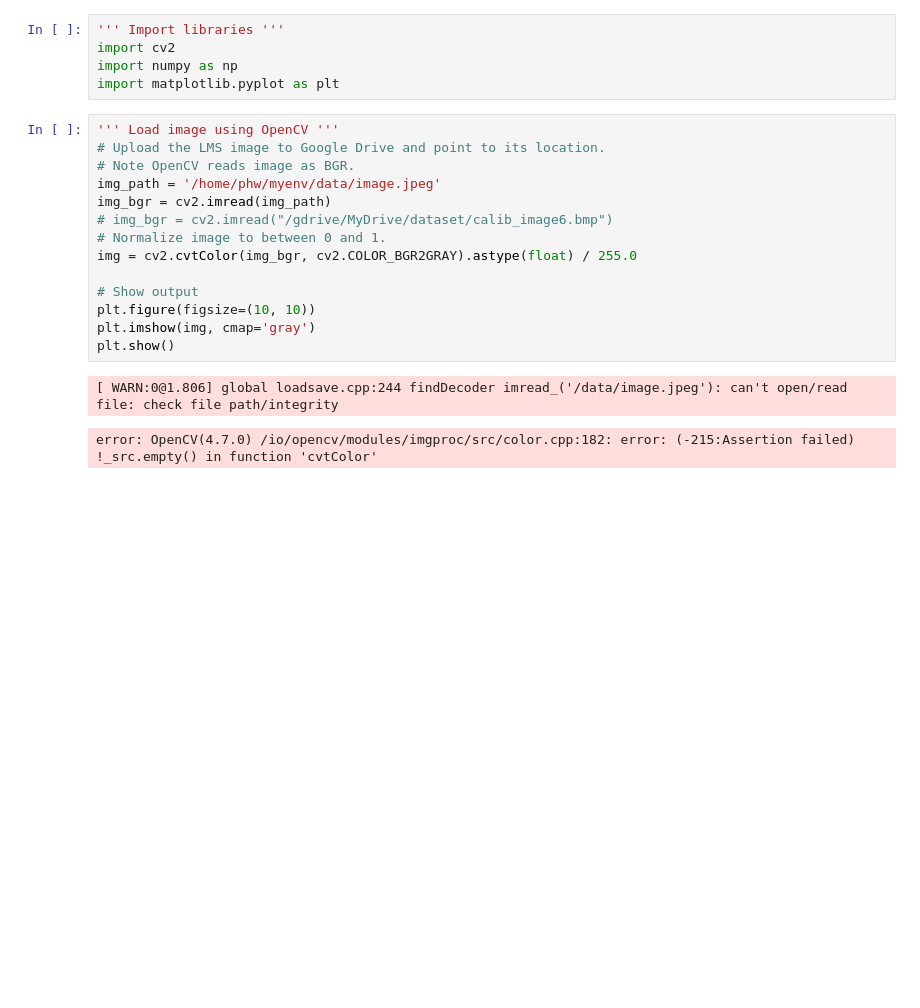
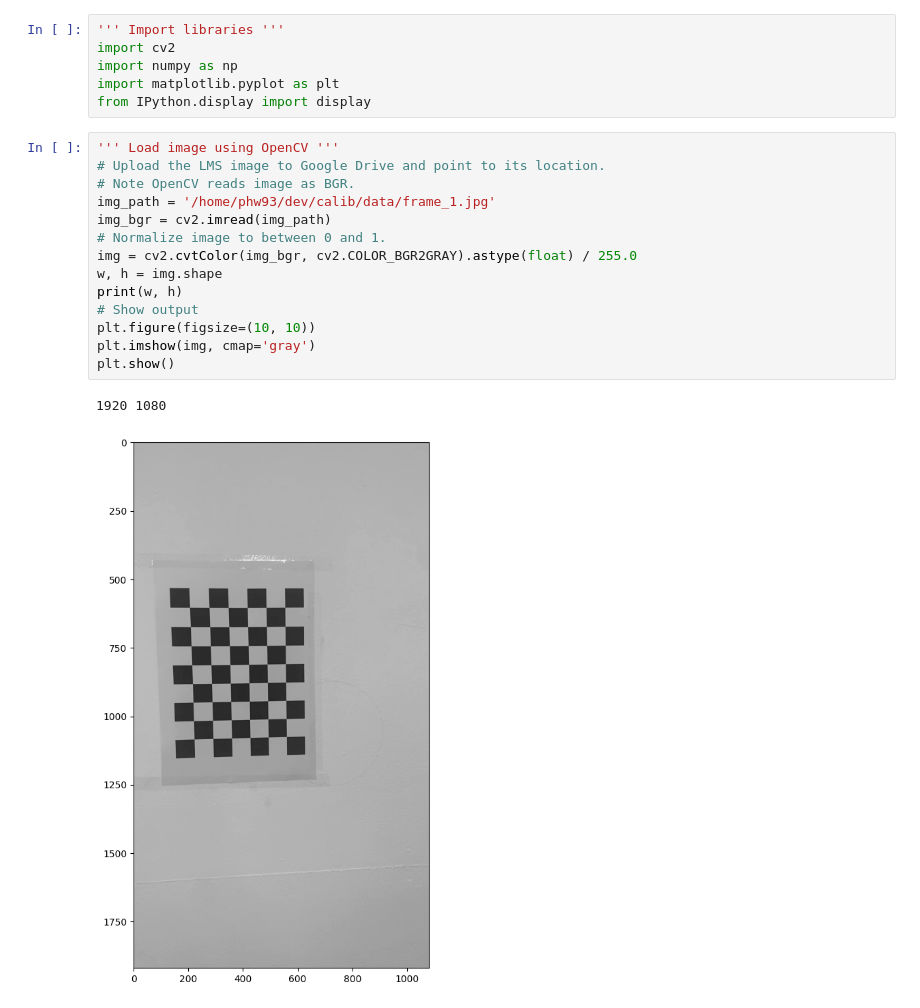
Before and after one commit to Phw9/calibration_ipynb, a Jupyter notebook: calib.ipynb, the cells around one changed output. Cells and saved outputs as stored; diff of their text form; blank space fills up the shorter version.

```diff
--- a/calib.ipynb
+++ b/calib.ipynb
@@ -3,20 +3,21 @@
 import cv2
 import numpy as np
 import matplotlib.pyplot as plt
+from IPython.display import display
 # %%
 ''' Load image using OpenCV '''
 # Upload the LMS image to Google Drive and point to its location.
 # Note OpenCV reads image as BGR.
-img_path = '/home/phw/myenv/data/image.jpeg'
+img_path = '/home/phw93/dev/calib/data/frame_1.jpg'
 img_bgr = cv2.imread(img_path)
-# img_bgr = cv2.imread("/gdrive/MyDrive/dataset/calib_image6.bmp")
 # Normalize image to between 0 and 1.
 img = cv2.cvtColor(img_bgr, cv2.COLOR_BGR2GRAY).astype(float) / 255.0
-
+w, h = img.shape
+print(w, h)
 # Show output
 plt.figure(figsize=(10, 10))
 plt.imshow(img, cmap='gray')
 plt.show()
 # %% [output]
-[ WARN:0@1.806] global loadsave.cpp:244 findDecoder imread_('/data/image.jpeg'): can't open/read file: check file path/integrity
+1920 1080
-error: OpenCV(4.7.0) /io/opencv/modules/imgproc/src/color.cpp:182: error: (-215:Assertion failed) !_src.empty() in function 'cvtColor'
+[figure, added]
```
Also changed, not shown: parts of 5 cells of this notebook, 2 other files.
